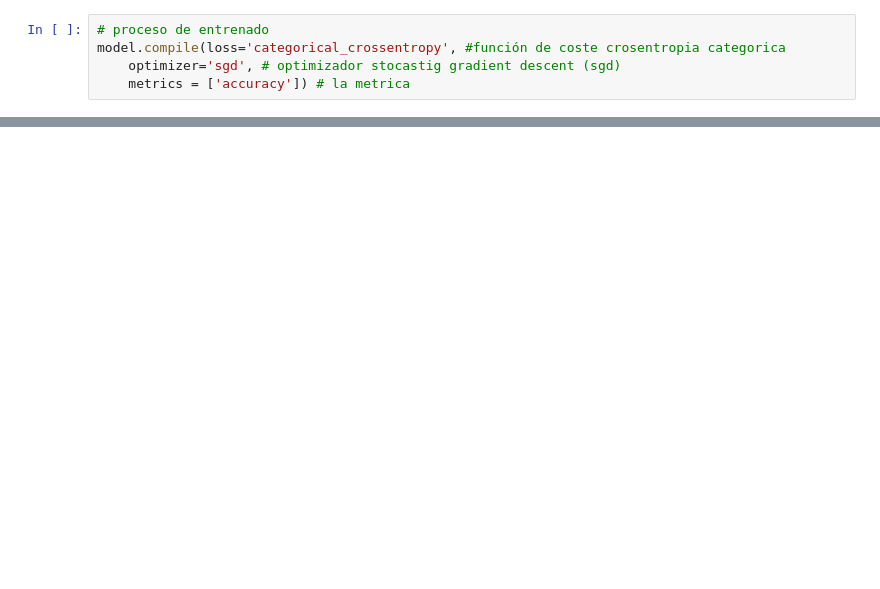
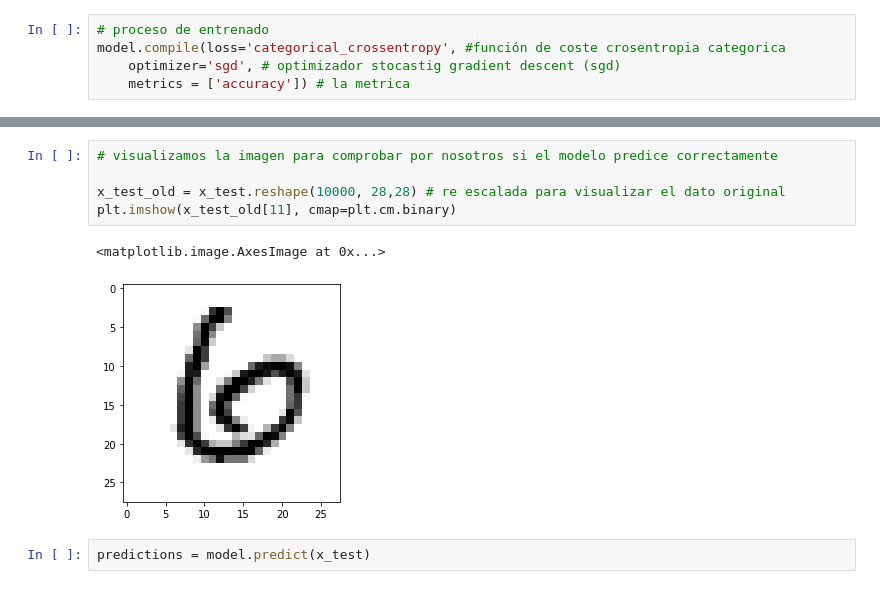
Before and after one commit to cristiangomez811/aprendizaje_python, a Jupyter notebook: python_deep_learning/Cap5_Redes_Neuronales_Keras.ipynb, the cells around one changed output, grey strips where cells are left out. Cells and saved outputs as stored; diff of their text form; blank space fills up the shorter version.

```diff
--- a/python_deep_learning/Cap5_Redes_Neuronales_Keras.ipynb
+++ b/python_deep_learning/Cap5_Redes_Neuronales_Keras.ipynb
@@ -160,0 +195,10 @@ Epoch 5/5
+# %%
+# visualizamos la imagen para comprobar por nosotros si el modelo predice correctamente
+
+x_test_old = x_test.reshape(10000, 28,28) # re escalada para visualizar el dato original
+plt.imshow(x_test_old[11], cmap=plt.cm.binary)
+# %% [output]
+<matplotlib.image.AxesImage at 0x...>
+[figure, added]
+# %%
+predictions = model.predict(x_test)
```
Also changed, not shown: parts of 8 cells of this notebook.
